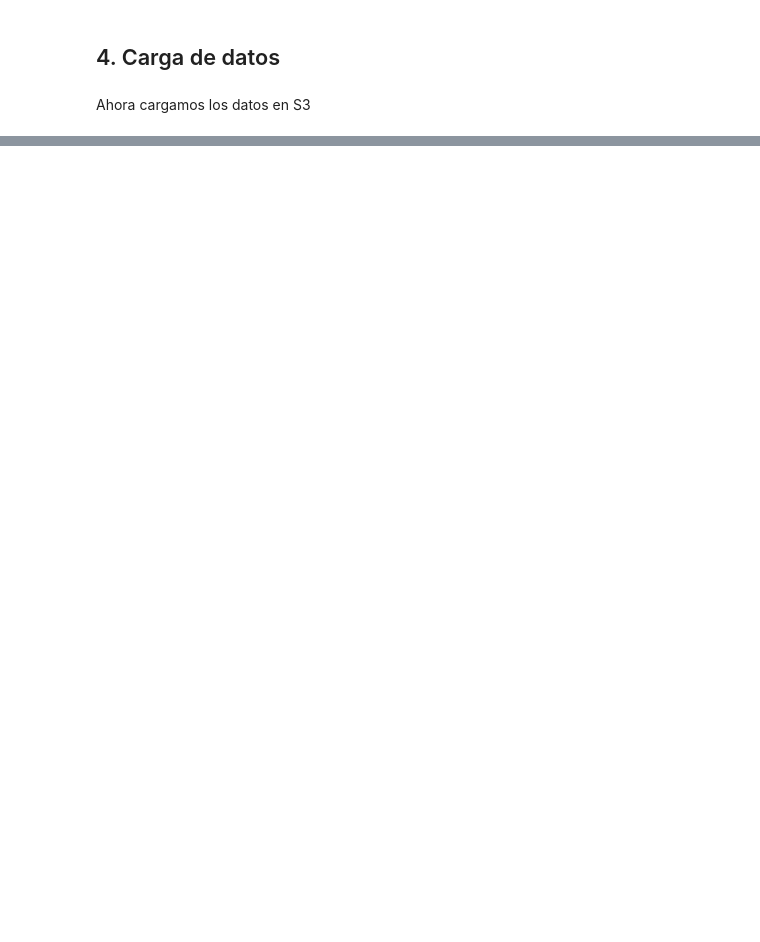
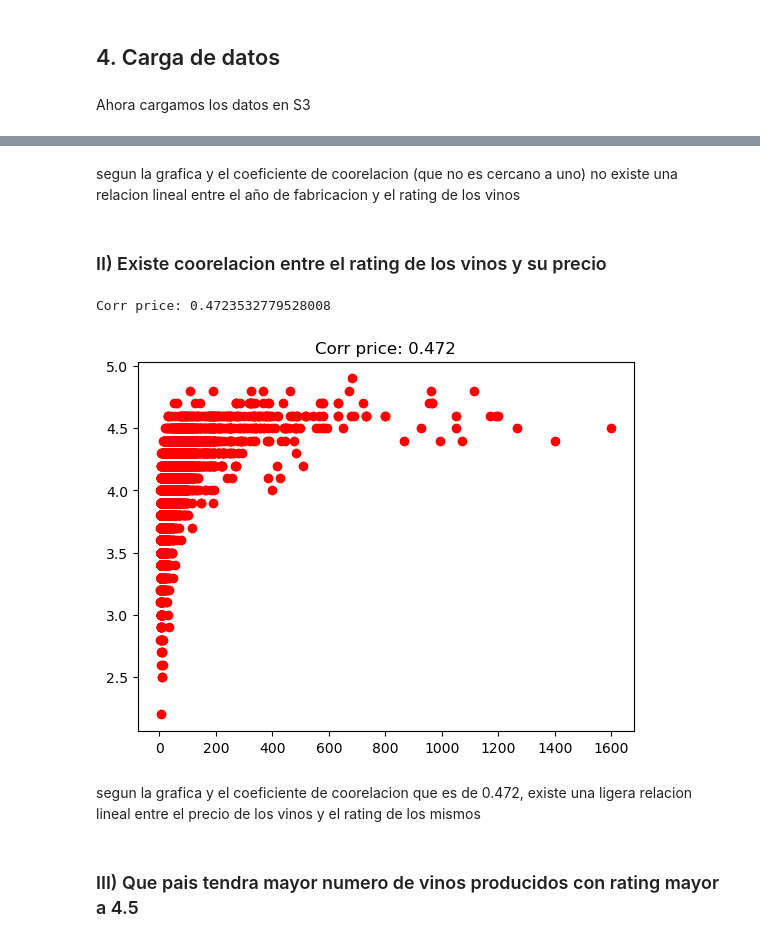
Before and after one commit to am23006810/CienciaDeDatosEnPython-ProyectoFinal, a Jupyter notebook: proyecto_final.ipynb, the cells around one changed output, grey strips where cells are left out. Saved outputs shown, nothing was run; the diff lists cells and outputs as text; code cells hidden in the pictures; blank space fills up the shorter version.

```diff
--- a/proyecto_final.ipynb
+++ b/proyecto_final.ipynb
@@ -113,0 +130,20 @@ load.load_to_dl(complete_df, "proyectofinal-us-east-1-665777243823", 'results/wi
+# %% [markdown]
+segun la grafica y el coeficiente de coorelacion (que no es cercano a uno) no existe una relacion lineal entre el año de fabricacion y el rating de los vinos
+# %% [markdown]
+### II) Existe coorelacion entre el rating de los vinos y su precio
+# %%
+colName = 'price'
+df_temp = complete_df.drop(complete_df[ complete_df['price'] > 2500].index)
+
+corr = df_temp[colName].corr(df_temp["rating"])
+print(f"Corr {colName}: {corr}")
+plt.scatter(df_temp[colName],df_temp["rating"], color = 'red')
+plt.title(f"Corr {colName}: {'%.3f' % corr}")
+plt.show()
+# %% [output]
+Corr price: 0.4723532779528008
+[figure, added]
+# %% [markdown]
+segun la grafica y el coeficiente de coorelacion que es de 0.472, existe una ligera relacion lineal entre el precio de los vinos y el rating de los mismos
+# %% [markdown]
+### III) Que pais tendra mayor numero de vinos producidos con rating mayor a 4.5
```
Also changed, not shown: parts of 23 cells of this notebook.
